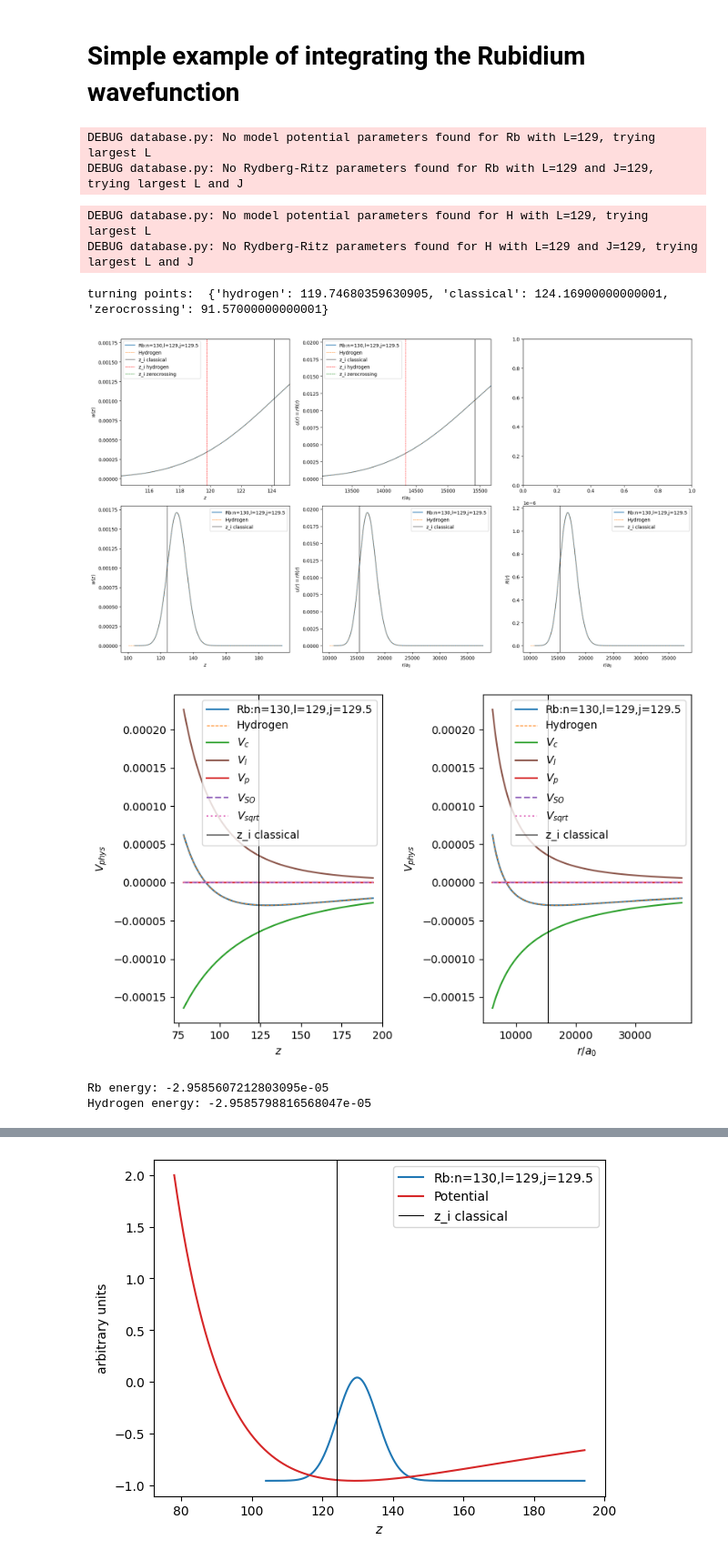
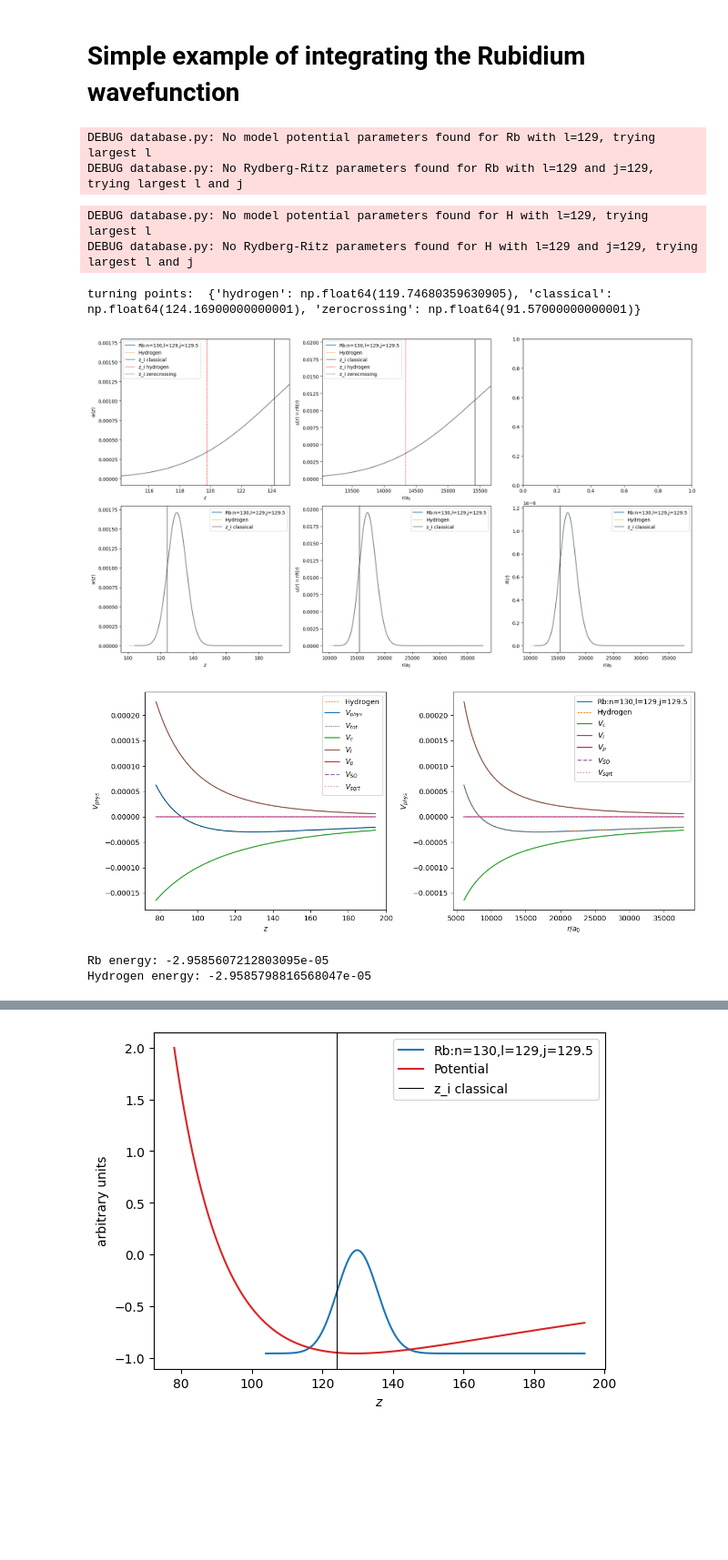
Before and after one commit to pairinteraction/ryd-numerov, a Jupyter notebook: docs/examples/rubidium_wavefunction.ipynb, the cells around one changed output, grey strips where cells are left out. Shown: that part at 91% size. Cells and saved outputs as stored; diff of their text form; code cells hidden in the pictures; blank space fills up the shorter version.

```diff
--- a/docs/examples/rubidium_wavefunction.ipynb
+++ b/docs/examples/rubidium_wavefunction.ipynb
@@ -11,22 +11,23 @@ from numerov.rydberg import RydbergState
 logging.basicConfig(level=logging.INFO, format="%(levelname)s %(filename)s: %(message)s")
 logging.getLogger("numerov").setLevel(logging.DEBUG)
 # %%
+species = "Rb"
 n = 130
 l = n - 1
 j = l + 0.5
 # %%
-atom = RydbergState("Rb", n=n, l=l, j=j)
+atom = RydbergState(species, n=n, l=l, j=j)
 atom.integrate_wavefunction()
 # %% [output]
-DEBUG database.py: No model potential parameters found for Rb with L=129, trying largest L
-DEBUG database.py: No Rydberg-Ritz parameters found for Rb with L=129 and J=129, trying largest L and J
+DEBUG database.py: No model potential parameters found for Rb with l=129, trying largest l
+DEBUG database.py: No Rydberg-Ritz parameters found for Rb with l=129 and j=129, trying largest l and j
 # %%
-hydrogen = RydbergState("H", n=atom.n, l=atom.l, j=atom.j)
+hydrogen = RydbergState("H", n=atom.n, l=atom.l, j=atom.j if atom.is_alkali else atom.j + 1 / 2)
 hydrogen.create_model(add_spin_orbit=False)
 hydrogen.integrate_wavefunction()
 # %% [output]
-DEBUG database.py: No model potential parameters found for H with L=129, trying largest L
-DEBUG database.py: No Rydberg-Ritz parameters found for H with L=129 and J=129, trying largest L and J
+DEBUG database.py: No model potential parameters found for H with l=129, trying largest l
+DEBUG database.py: No Rydberg-Ritz parameters found for H with l=129 and j=129, trying largest l and j
 # %%
 label = f"{atom.species}:n={atom.n},l={atom.l},j={atom.j}"
 fig, axs = plt.subplots(2, 3, figsize=(18, 10))
@@ -78,21 +79,21 @@ axs[1, 2].legend()
 fig.tight_layout()
 plt.show()
 # %% [output]
-turning points:  {'hydrogen': 119.74680359630905, 'classical': 124.16900000000001, 'zerocrossing': 91.57000000000001}
+turning points:  {'hydrogen': np.float64(119.74680359630905), 'classical': np.float64(124.16900000000001), 'zerocrossing': np.float64(91.57000000000001)}
 [figure]
 # %%
 plot_all_potentials = True
 
-label = f"{atom.species}:n={atom.n},l={atom.l},j={atom.j}"
-fig, axs = plt.subplots(1, 2, figsize=(8, 5))
+fig, axs = plt.subplots(1, 2, figsize=(12, 5))
 new_z_list = np.linspace(0.75 * np.sqrt(atom.grid.xmin), np.sqrt(atom.grid.xmax), 10_000)
 new_x_list = np.power(new_z_list, 2)
 atom_V_phys = atom.model.calc_V_phys(new_x_list)
 hydrogen_V_phys = hydrogen.model.calc_V_phys(new_x_list)
 
-axs[0].plot(new_z_list, atom_V_phys, "C0-", label=label)
 axs[0].plot(new_z_list, hydrogen_V_phys, "C1--", lw=0.75, label="Hydrogen")
 
+axs[0].plot(new_z_list, atom.model.calc_V_phys(new_x_list), "C0-", label=r"$V_{phys}$")
+axs[0].plot(new_z_list, atom.model.calc_V_tot(new_x_list), "k--", lw=0.5, label=r"$V_{tot}$")
 if plot_all_potentials:
     axs[0].plot(new_z_list, atom.model.calc_V_c(new_x_list), "C2-", label=r"$V_c$")
     axs[0].plot(new_z_list, atom.model.calc_V_l(new_x_list), "C5-", label=r"$V_l$")
@@ -100,39 +101,39 @@ if plot_all_potentials:
     axs[0].plot(new_z_list, atom.model.calc_V_so(new_x_list), "C4--", label=r"$V_{SO}$")
     axs[0].plot(new_z_list, atom.model.calc_V_sqrt(new_x_list), "C6:", label=r"$V_{sqrt}$")
 
-axs[0].axvline(z_i["classical"], color="k", ls="-", lw=0.75, label="z_i classical")
+# axs[0].axvline(z_i["classical"], color="k", ls="-", lw=0.75, label="z_i classical")
 axs[0].set_xlabel(r"$z$")
 axs[0].set_ylabel(r"$V_{phys}$")
 axs[0].legend()
 
 axs[1].plot(new_x_list, atom_V_phys, "C0-", label=label)
 axs[1].plot(new_x_list, hydrogen_V_phys, "C1--", lw=0.75, label="Hydrogen")
 
 if plot_all_potentials:
     axs[1].plot(new_x_list, atom.model.calc_V_c(new_x_list), "C2-", label=r"$V_c$")
     axs[1].plot(new_x_list, atom.model.calc_V_l(new_x_list), "C5-", label=r"$V_l$")
     axs[1].plot(new_x_list, atom.model.calc_V_p(new_x_list), "C3-", label=r"$V_p$")
     axs[1].plot(new_x_list, atom.model.calc_V_so(new_x_list), "C4--", label=r"$V_{SO}$")
     axs[1].plot(new_x_list, atom.model.calc_V_sqrt(new_x_list), "C6:", label=r"$V_{sqrt}$")
 
-axs[1].axvline(z_i["classical"] ** 2, color="k", ls="-", lw=0.75, label="z_i classical")
+# axs[1].axvline(z_i["classical"] ** 2, color="k", ls="-", lw=0.75, label="z_i classical")
 axs[1].set_xlabel(r"$r / a_0$")
 axs[1].set_ylabel(r"$V_{phys}$")
 axs[1].legend()
 
 
 for ax in axs:
-    if ax.get_ylim()[0] < -0.1:
-        ax.set_ylim(-0.1)
-    if ax.get_ylim()[1] > 0.1:
-        ax.set_ylim(None, 0.1)
+    if ax.get_ylim()[0] < -1:
+        ax.set_ylim(-1)
+    if ax.get_ylim()[1] > 1:
+        ax.set_ylim(None, 1)
 
 fig.tight_layout()
 plt.show()
 
 print(f"{atom.species} energy: {atom.energy}")
 print(f"Hydrogen energy: {hydrogen.energy}")
 # %% [output]
-[figure, old version]
+[figure, new version]
 Rb energy: -2.9585607212803095e-05
 Hydrogen energy: -2.9585798816568047e-05
```
Also changed, not shown: parts of 1 cell of this notebook.
